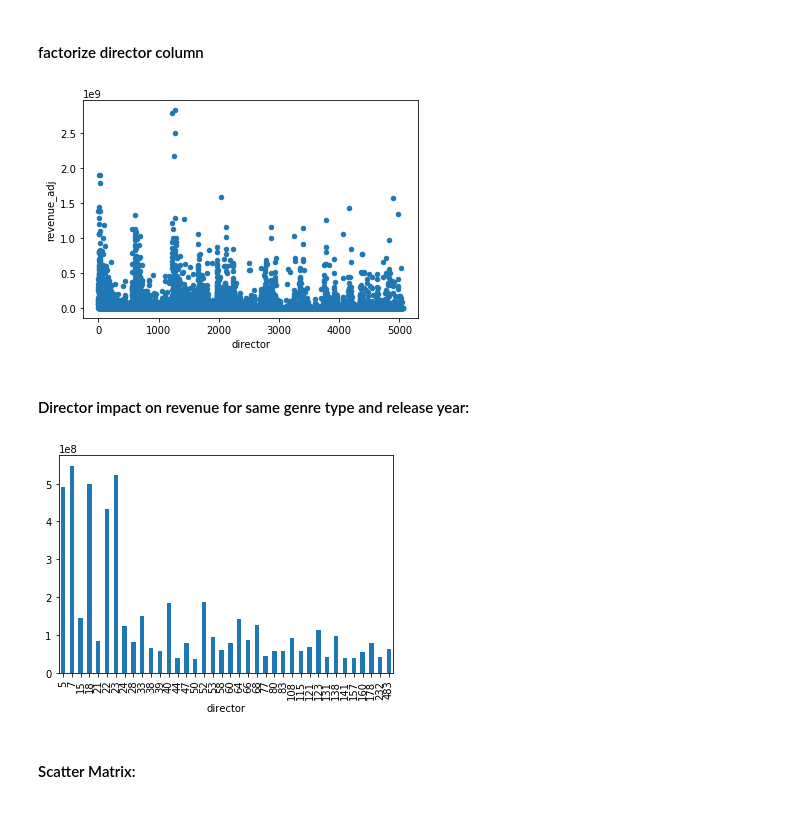
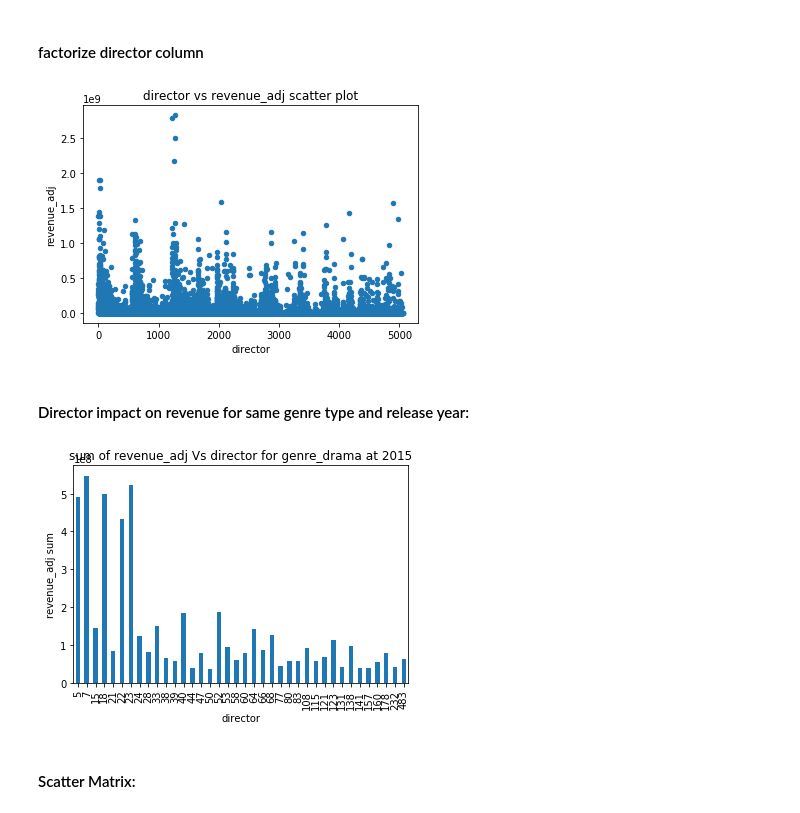
Before and after one commit to seifElislam/investigate-tmdb-movies-dataset, a Jupyter notebook: investigate-tmdb-movies-dataset.ipynb, the cells around one changed output. Cells and saved outputs as stored; diff of their text form; code cells hidden in the pictures.

```diff
--- a/investigate-tmdb-movies-dataset.ipynb
+++ b/investigate-tmdb-movies-dataset.ipynb
@@ -335,14 +345,18 @@ df['director'] = labels
 # %%
 # scatter plot director vs revenue
 df.plot(x='director', y='revenue_adj', kind='scatter' );
+plt.title('director vs revenue_adj scatter plot');
 # %% [output]
-[figure, old version]
+[figure, new version]
 # %% [markdown]
 #### Director impact on revenue for same genre type and release year:
 # %%
 df[(df['genre_drama'] > 0) & (df['revenue_adj'] > df['revenue_adj'].quantile(0.75)) & (df['release_year'] == 2015)].groupby('director').revenue_adj.sum().plot.bar();
+plt.xlabel('director')
+plt.ylabel('revenue_adj sum')
+plt.title('sum of revenue_adj Vs director for genre_drama at 2015');
 # %% [output]
-[figure, old version]
+[figure, new version]
 # %% [markdown]
 #### Scatter Matrix:
 # %%
```
Also changed, not shown: parts of 15 cells of this notebook.
